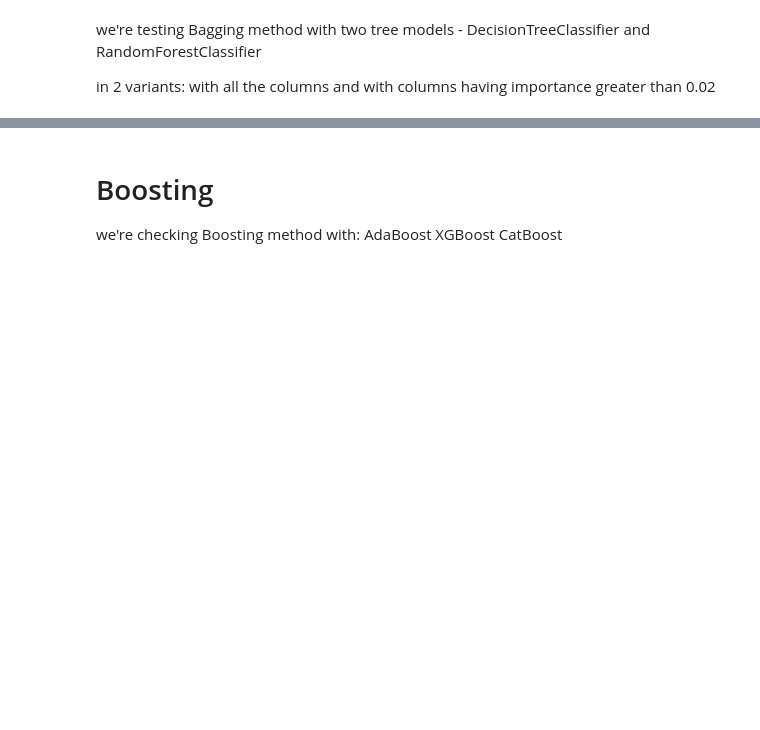
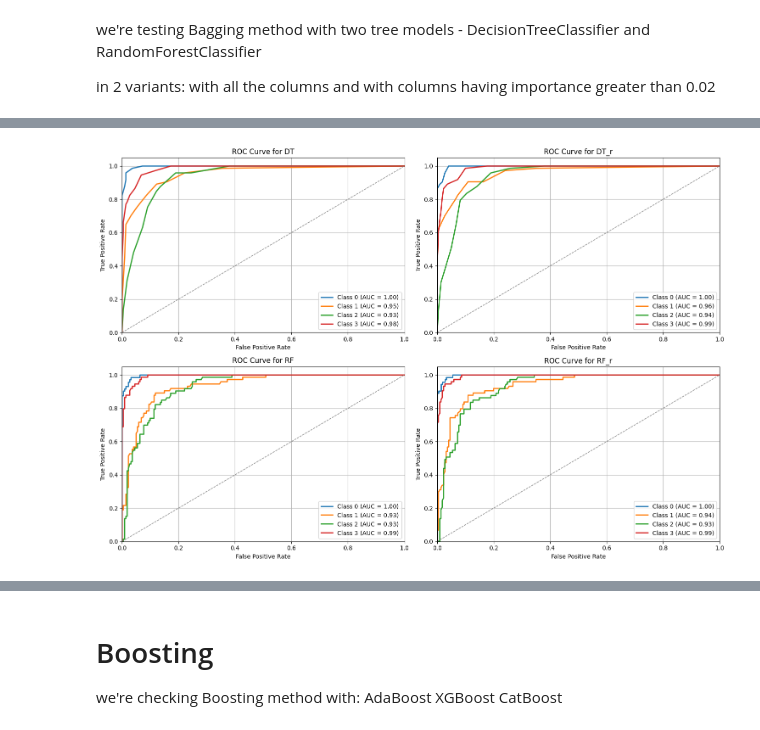
Before and after one commit to xxkaro/Phone-Prices-Classification, a Jupyter notebook: Advanced_modelling/Natalka.ipynb, the cells around one changed output, grey strips where cells are left out. Drawn from its saved outputs; the diff is of its cells as text; code cells hidden in the pictures; blank space fills up the shorter version.

```diff
--- a/Advanced_modelling/Natalka.ipynb
+++ b/Advanced_modelling/Natalka.ipynb
@@ -100,0 +109,35 @@ weighted avg       0.84      0.84      0.84       294
+# %%
+# Convert labels to binary format
+y_val_binarized = label_binarize(y_val, classes=np.unique(y_val))
+n_classes = y_val_binarized.shape[1]
+
+# Initialize subplots
+fig, axes = plt.subplots(nrows=2, ncols=2, figsize=(15, 10))
+
+models = [probabilities_model_dt, probabilities_model_dt_r, probabilities_model_rf, probabilities_model_rf_r]
+model_names = ['DT', 'DT_r', 'RF', 'RF_r']
+
+for idx, (model, model_name) in enumerate(zip(models, model_names)):
+    row = idx // 2
+    col = idx % 2
+    ax = axes[row, col]
+
+    for i in range(n_classes):
+        fpr, tpr, _ = roc_curve(y_val_binarized[:, i], model[:, i])
+        roc_auc = auc(fpr, tpr)
+
+        ax.plot(fpr, tpr, lw=2, label=f'Class {i} (AUC = {roc_auc:.2f})')
+
+    ax.plot([0, 1], [0, 1], color='gray', lw=1, linestyle='--')
+    ax.set_xlim([0.0, 1.0])
+    ax.set_ylim([0.0, 1.05])
+    ax.set_xlabel('False Positive Rate')
+    ax.set_ylabel('True Positive Rate')
+    ax.set_title(f'ROC Curve for {model_name}')
+    ax.legend(loc='lower right')
+    ax.grid(True)
+
+plt.tight_layout()
+plt.show()
+# %% [output]
+[figure, added]
```
Also changed, not shown: parts of 5 cells of this notebook.
